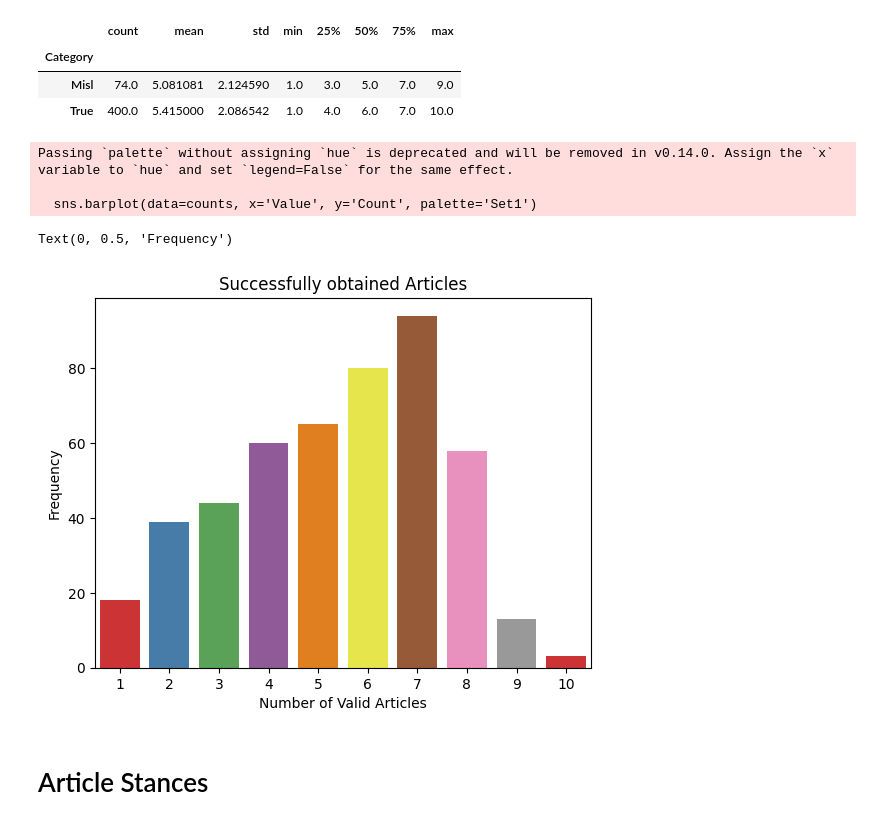
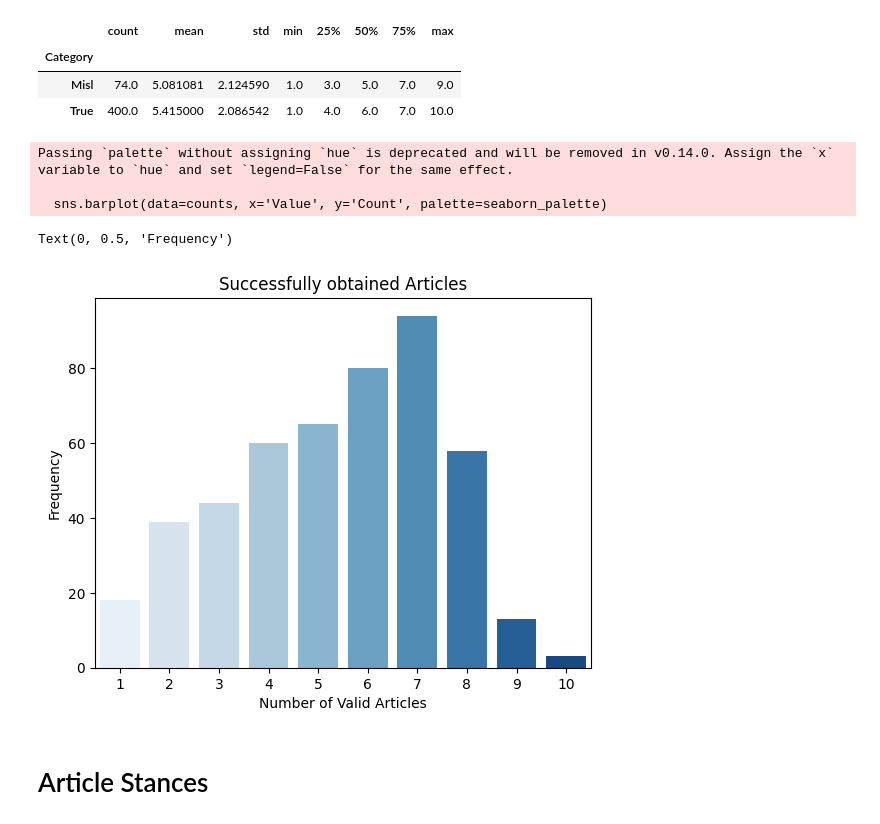
Before and after one commit to danielbauer1860/vericlaim, a Jupyter notebook: score_calculation/feature_exploration_true.ipynb, the cells around one changed output. Cells and saved outputs as stored; diff of their text form; code cells hidden in the pictures.

```diff
--- a/score_calculation/feature_exploration_true.ipynb
+++ b/score_calculation/feature_exploration_true.ipynb
@@ -11,7 +17,7 @@ load_dotenv()
 
 data_folder = os.getenv("DATA_FOLDER")
 
-file_prefix = 'true_label_data'
+file_prefix = 'true_label_data'#data with a true source article
 
 # Use glob to find all CSV files with the given filename start
 file_list = glob.glob(f"{data_folder}/{file_prefix}*.csv")
@@ -19,6 +25,8 @@ file_list = glob.glob(f"{data_folder}/{file_prefix}*.csv")
 # Read each file into a DataFrame and concatenate them into a single DataFrame
 dataframes = [pd.read_csv(file, sep=";",index_col=0) for file in file_list]
 df = pd.concat(dataframes, ignore_index=True)
+
+seaborn_palette = "Blues" #true data is color-coded blue
 # %% [markdown]
 Testing for faulty labels
 # %%
@@ -232,21 +243,21 @@ df.groupby('Category')['num_valid_articles'].describe()
 # %%
 import matplotlib.pyplot as plt
 import seaborn as sns
 
 counts = df['num_valid_articles'].value_counts().reset_index()
 counts.columns = ['Value', 'Count']  # Rename columns for clarity
 
 # Create the barplot
-sns.barplot(data=counts, x='Value', y='Count', palette='Set1')
+sns.barplot(data=counts, x='Value', y='Count', palette=seaborn_palette)
 plt.title('Successfully obtained Articles')
 plt.xlabel('Number of Valid Articles')
 plt.ylabel('Frequency')
 # %% [output]
 Passing `palette` without assigning `hue` is deprecated and will be removed in v0.14.0. Assign the `x` variable to `hue` and set `legend=False` for the same effect.
 
-  sns.barplot(data=counts, x='Value', y='Count', palette='Set1')
+  sns.barplot(data=counts, x='Value', y='Count', palette=seaborn_palette)
 Text(0, 0.5, 'Frequency')
-[figure, old version]
+[figure, new version]
 # %% [markdown]
 # Article Stances
 # %% [markdown]
```
Also changed, not shown: parts of 20 cells of this notebook, 14 other files.
